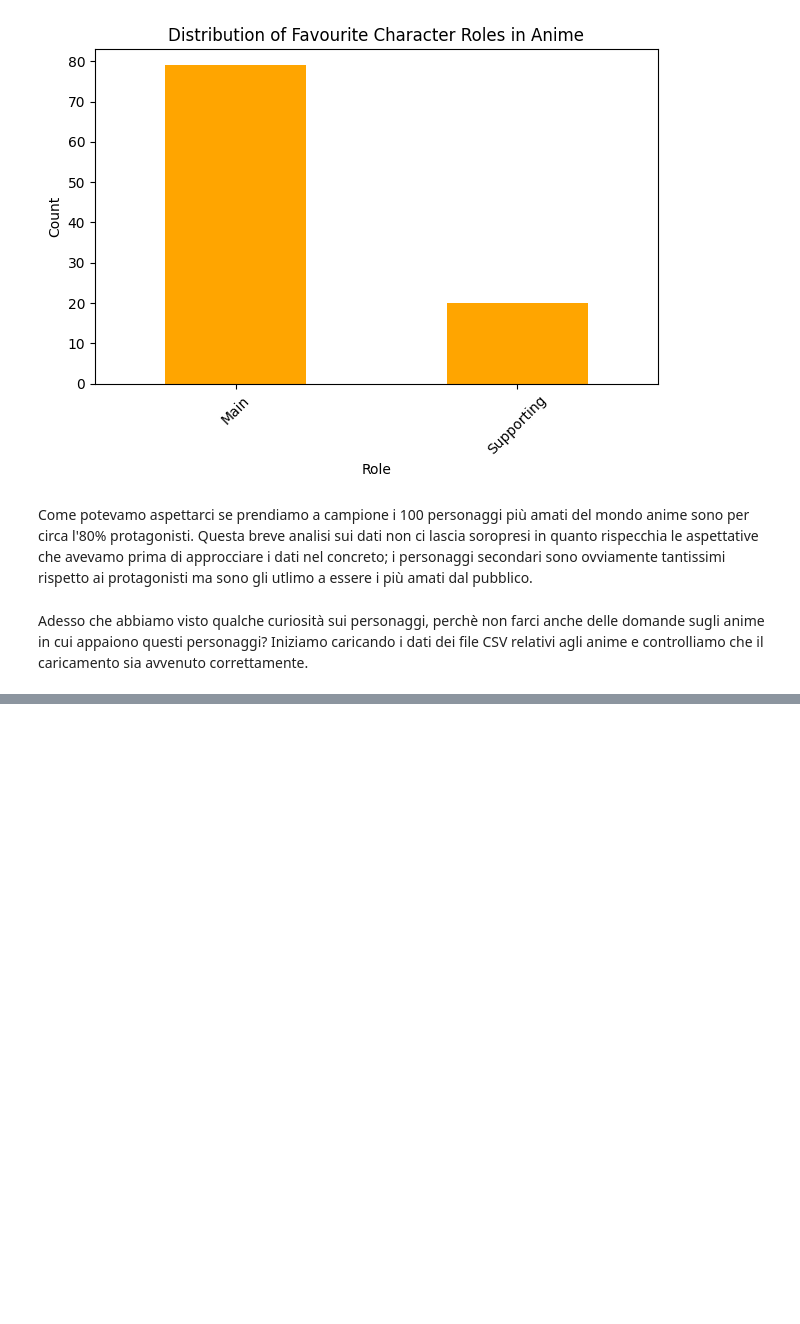
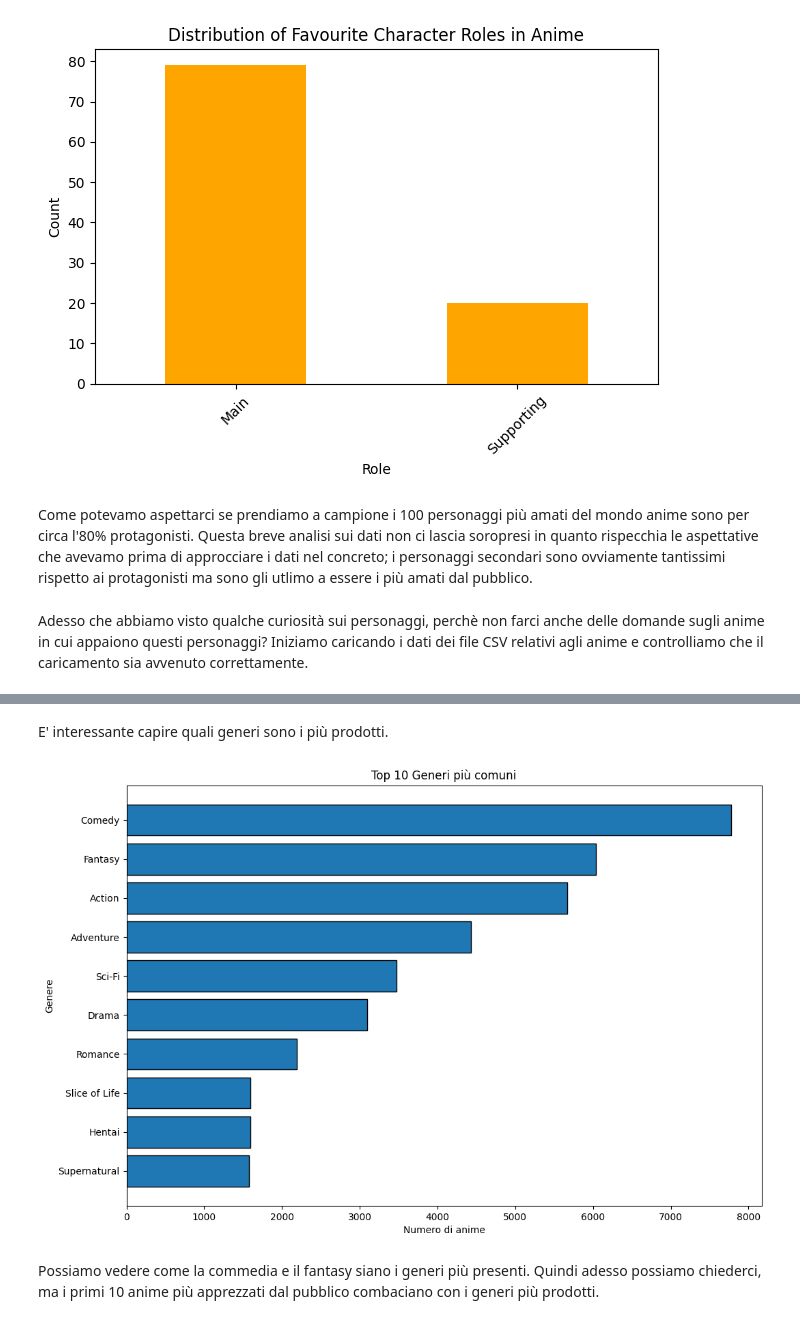
Before and after one commit to LeonardoFerraud/HCI---progetto-finale-Ferraud-Russo-2, a Jupyter notebook: Assigment25-26.ipynb, the cells around one changed output, grey strips where cells are left out. Drawn from its saved outputs; the diff is of its cells as text; code cells hidden in the pictures; blank space fills up the shorter version.

```diff
--- a/Assigment25-26.ipynb
+++ b/Assigment25-26.ipynb
@@ -134,0 +113,32 @@ idee: migiori score/rank, anime piu votati (scored by), top generi, quali studi
+# %% [markdown]
+E' interessante capire quali generi sono i più prodotti.
+# %%
+# Top 10 generi più comuni
+from collections import Counter
+
+# Espandere la colonna genres (assumendo sia separata da virgole)
+all_genres = []
+for gen in details_df['genres'].dropna():
+    genres_list = gen.split(', ')
+    for g in genres_list:
+        cleaned = g.strip("[]'\"")  # Rimuovi parentesi quadre e virgolette
+        if cleaned:  # Salta generi vuoti
+            all_genres.append(cleaned)
+
+genre_counts = Counter(all_genres)
+top_genres = genre_counts.most_common(10)
+
+# Grafico
+genres, counts = zip(*top_genres)
+plt.figure(figsize=(12, 8))
+plt.barh(genres, counts, edgecolor='black')
+plt.title('Top 10 Generi più comuni')
+plt.xlabel('Numero di anime')
+plt.ylabel('Genere')
+plt.gca().invert_yaxis()  # Per avere il top al top
+plt.show()
+# %% [output]
+[figure, added]
+# %% [markdown]
+Possiamo vedere come la commedia e il fantasy siano i generi più presenti.
+Quindi adesso possiamo chiederci, ma i primi 10 anime più apprezzati dal pubblico combaciano con i generi più prodotti.
```
Also changed, not shown: parts of 18 cells of this notebook.
